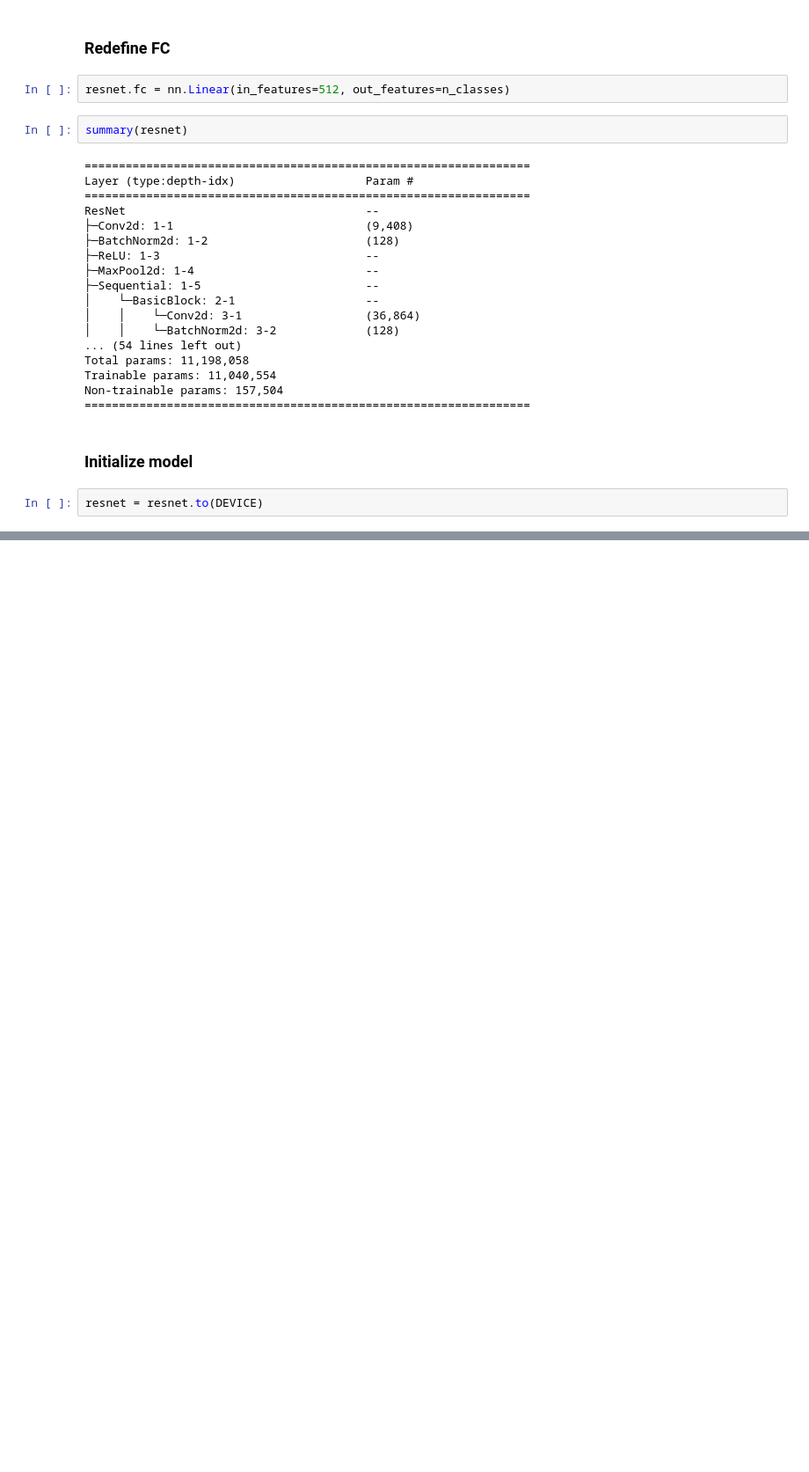
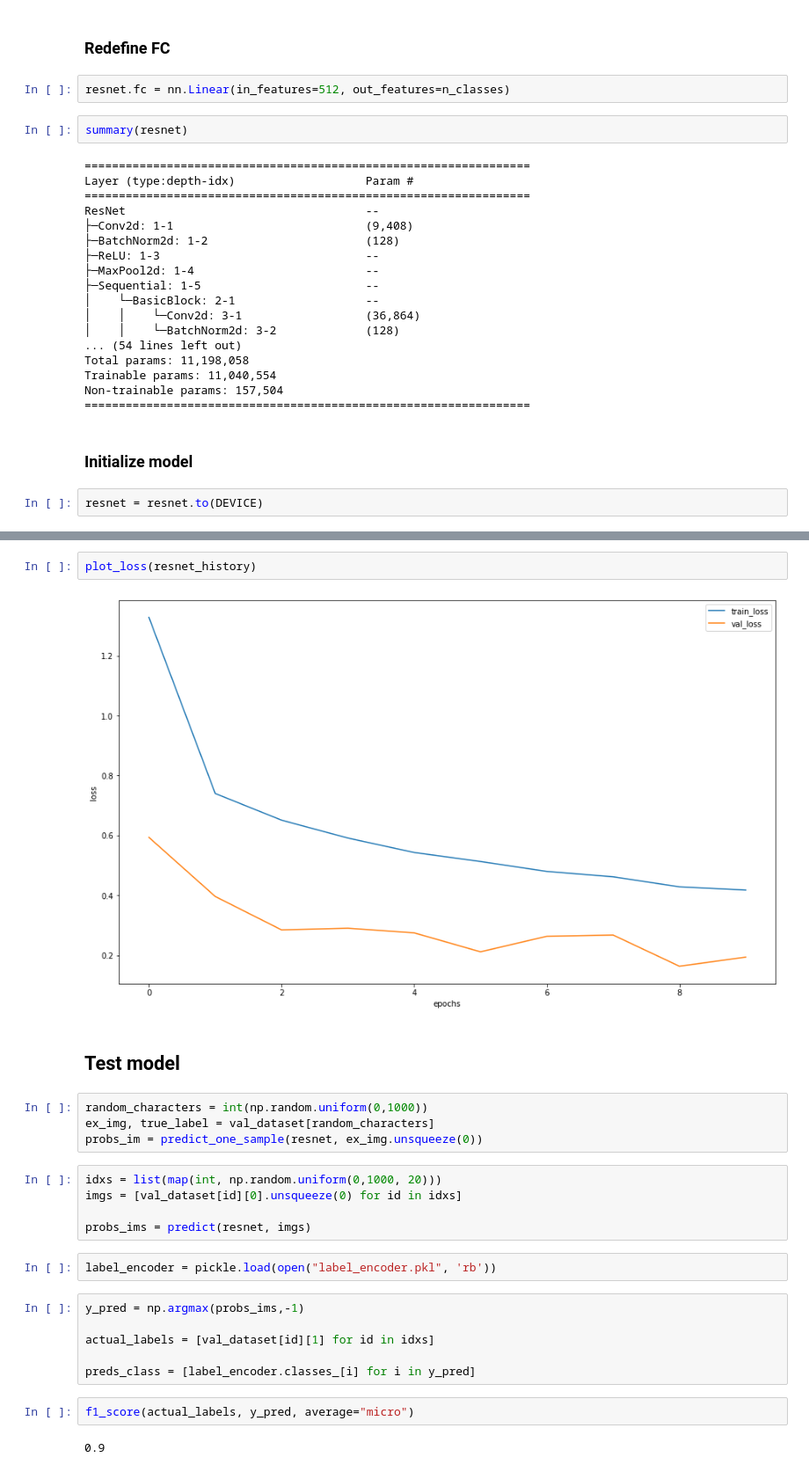
Before and after one commit to Shaorrran/dls-homeworks, a Jupyter notebook: task5/simpsons.ipynb, the cells around one changed output, grey strips where cells are left out. Shown at 88% size. Cells and saved outputs as stored; diff of their text form; blank space fills up the shorter version.

```diff
--- a/task5/simpsons.ipynb
+++ b/task5/simpsons.ipynb
@@ -970,0 +985,27 @@ RuntimeError: CUDA out of memory. Tried to allocate 466.00 MiB (GPU 0; 2.95 GiB
+# %%
+plot_loss(resnet_history)
+# %% [output]
+[figure, added]
+# %% [markdown]
+## Test model
+# %%
+random_characters = int(np.random.uniform(0,1000))
+ex_img, true_label = val_dataset[random_characters]
+probs_im = predict_one_sample(resnet, ex_img.unsqueeze(0))
+# %%
+idxs = list(map(int, np.random.uniform(0,1000, 20)))
+imgs = [val_dataset[id][0].unsqueeze(0) for id in idxs]
+
+probs_ims = predict(resnet, imgs)
+# %%
+label_encoder = pickle.load(open("label_encoder.pkl", 'rb'))
+# %%
+y_pred = np.argmax(probs_ims,-1)
+
+actual_labels = [val_dataset[id][1] for id in idxs]
+
+preds_class = [label_encoder.classes_[i] for i in y_pred]
+# %%
+f1_score(actual_labels, y_pred, average="micro")
+# %% [output]
+0.9
```
Also changed, not shown: parts of 26 cells of this notebook.
